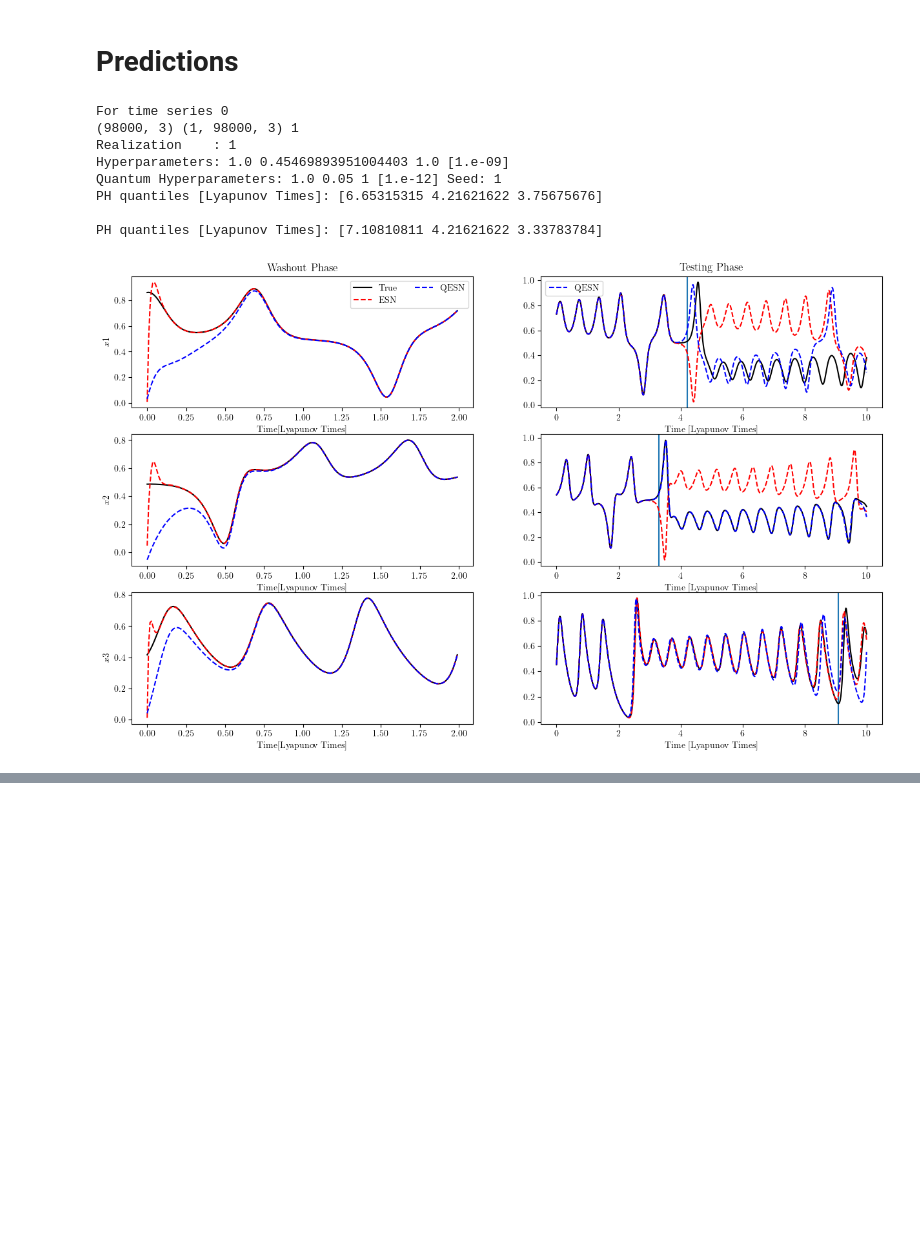
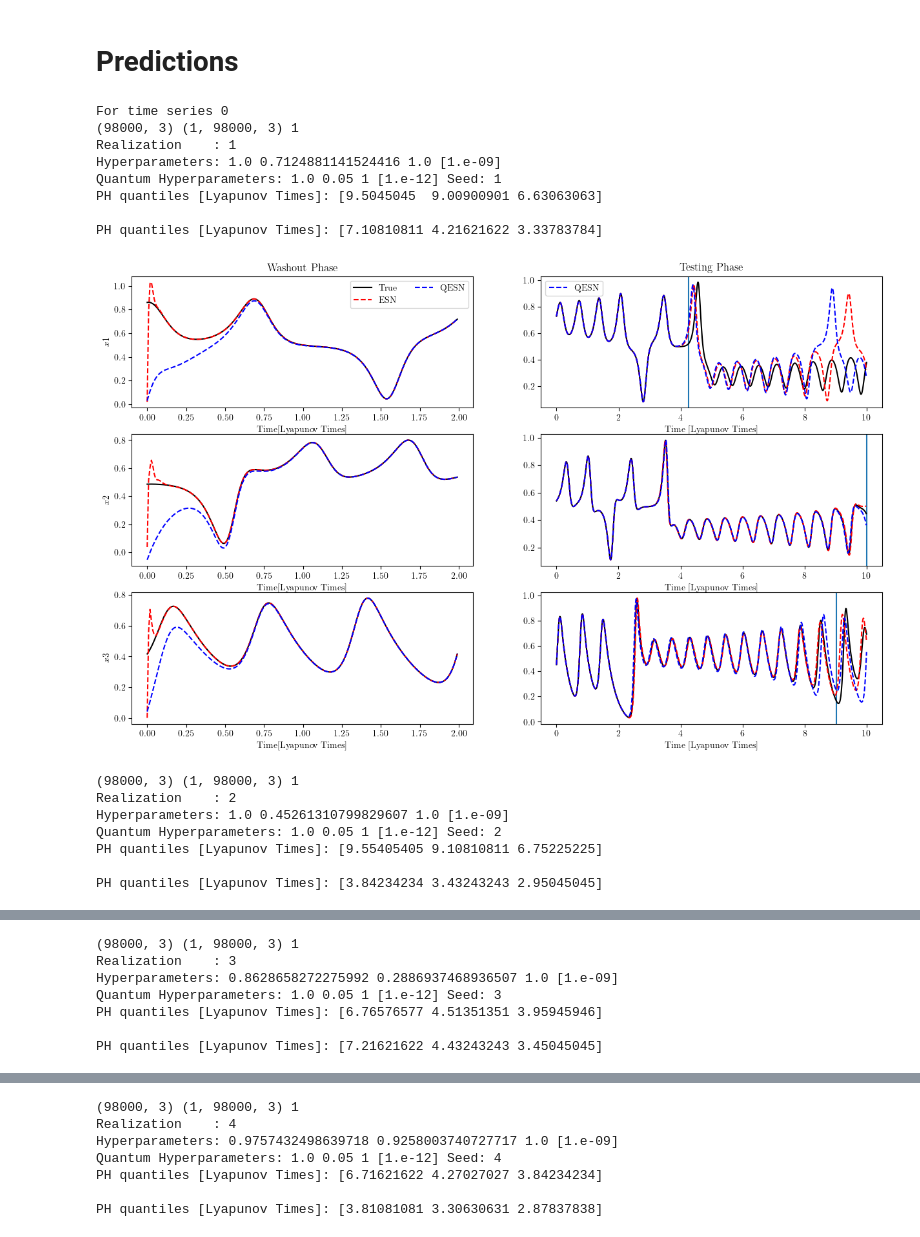
Before and after one commit to MagriLab/RF_QRC, a Jupyter notebook: src/Notebook.ipynb, the cells around one changed output, grey strips where cells are left out. Saved outputs shown, nothing was run; the diff lists cells and outputs as text; code cells hidden in the pictures; blank space fills up the shorter version.

Commit message:
lorenz-63 results of crc and rf-qrc

```diff
--- a/src/Notebook.ipynb
+++ b/src/Notebook.ipynb
@@ -324,39 +344,0 @@ if run_hyperparam:
-# %%
-#hf       = h5py.File('./data/VPT_L96/minimum='+str(dt)+'-Nres'+str(N_units)+'-Ensemble'+str(ensemble)+'-dim'+str(dim)) # L96 without noise , its the file for paper
-# hf       = h5py.File('./data/VPT_L96/minimum='+str(dt)+'-Nres'+str(N_units)+'-Ensemble'+str(ensemble)+'-dim'+str(dim)+'-noise') # L96 with noise , paper results
-#hf       = h5py.File('./data/VPT_L96/minimum='+str(dt)+'-Nres'+str(N_units)+'-Ensemble'+str(ensemble)+'-dim'+str(dim)+'-noise'+str(noise)+'new')
-
-# hf       = h5py.File('./data/VPT_L63/minimum='+str(dt)+'-Nres'+str(N_units)+'-Ensemble'+str(ensemble)+'-noise')
-# hf       = h5py.File('./data/VPT_L63/minimum='+str(dt)+'-Nres'+str(N_units)+'-Ensemble'+str(ensemble)+'-noise'+str(noise))
-hf       = h5py.File('./data/VPT_L63/minimum='+str(dt)+'-Nres'+str(N_units)+'-Ensemble'+str(ensemble))
-minimum       = np.array(hf.get('minimum'))
-hf.close()
-
-#hf       = h5py.File('./data/MFE/minimum='+str(dt)+'-Nres'+str(N_units)+'-Ensemble'+str(ensemble)+'-dim'+str(dim)+'-noise') # With Noise
-# hf       = h5py.File('./data/MFE/minimum='+str(dt)+'-Nres'+str(N_units)+'-Ensemble'+str(ensemble)+'-dim'+str(dim)) # Without noise
-# minimum       = np.array(hf.get('minimum'))
-# hf.close()
-
-
-for i in range(ensemble):
-    print('Realization    :',i+1)
-
-    esn.rho      = 10**minimum[i,0]
-    esn.epsilon  = minimum[i,1]
-    esn.sigma_in = minimum[i,2]
-    seed= i+1
-    rnd = np.random.RandomState(seed)
-
-
-    Win =  esn.gen_input_matrix(seed)
-    W =  esn.gen_reservoir_matrix(seed)
-
-    Xa, Wout_p, LHS, RHS =  esn.train(U_washout, U_tv, Y_tv,Win,W)
-
-    Woutt[i] = Wout_p
-
-    Winn    += [Win]
-    Ws      += [W]
-    Xa_cc   += [Xa]
-    LHS_cc  += [LHS]
-    RHS_cc  += [RHS]
@@ -386,7 +392,7 @@ rho_q         = 1.0 # [Spectral Radius]
 epsilon_q     = 0.05 # Leaking Rate
 
 # Ensembles for QRC
-qu_ensemble   = 1
+qu_ensemble   = 5
 # %% [markdown]
 # Training
 # %%
@@ -526,35 +540,42 @@ for j in range(len(time_series)):
     num_series = time_series[j]
     print('For time series',num_series)
 
     for i in range(qu_ensemble):
         seed  = i+1
         Win   =  esn.gen_input_matrix(seed)
         W     =  esn.gen_reservoir_matrix(seed)
 
         if quantum_plots:
-            U_wash, Uh_wash , Y_t , Yh_t , PH_plot , Uh_wash_q, Yh_t_q , PH_plot_q = lorenz63_timeseries_plot(N_test,N_tstart,N_intt,N_fwd,j,UU,U,U_test,N_washout,N_lyap,ensemble,N_t,minimum,esn,Win,W,QESN,Woutt,Woutt_qq,alpha_qq,plot=True,quantum=True)
+            U_wash, Uh_wash , Y_t , Yh_t , PH_plot , Uh_wash_q, Yh_t_q , PH_plot_q = lorenz63_timeseries_plot(N_test,N_tstart,N_intt,N_fwd,i,UU,U,U_test,N_washout,N_lyap,ensemble,N_t,minimum,esn,Win,W,QESN,Woutt,Woutt_qq,alpha_qq,plot=True,quantum=True)
 
             Y_tp       +=  [Y_t]
             Yh_tp      +=  [Yh_t]
             Yh_t_qp    +=  [Yh_t_q]
             PH_plot_p  += [PH_plot[i]]
             PH_plot_pq += [PH_plot_q[i]]
 
         else:
-            U_wash, Uh_wash , Y_t , Yh_t , PH_plot , Uh_wash_q, Yh_t_q , PH_plot_q = lorenz63_timeseries_plot(N_test,N_tstart,N_intt,N_fwd,j,UU,U,U_test,N_washout,N_lyap,ensemble,N_t,minimum,esn,Win,W,QESN,Woutt,Woutt_qq,alpha_qq,plot=True,quantum=False)
+            U_wash, Uh_wash , Y_t , Yh_t , PH_plot , Uh_wash_q, Yh_t_q , PH_plot_q = lorenz63_timeseries_plot(N_test,N_tstart,N_intt,N_fwd,i,UU,U,U_test,N_washout,N_lyap,ensemble,N_t,minimum,esn,Win,W,QESN,Woutt,Woutt_qq,alpha_qq,plot=True,quantum=False)
             Y_tp      +=  [Y_t]
             Yh_tp     +=  [Yh_t]
             PH_plot_p += [PH_plot[i]]
 
     PH_series   += [PH_plot_p]
     PH_series_q += [PH_plot_pq]
 # %% [output]
 For time series 0
 (98000, 3) (1, 98000, 3) 1
 Realization    : 1
-Hyperparameters: 1.0 0.45469893951004403 1.0 [1.e-09]
+Hyperparameters: 1.0 0.7124881141524416 1.0 [1.e-09]
 Quantum Hyperparameters: 1.0 0.05 1 [1.e-12] Seed: 1
-PH quantiles [Lyapunov Times]: [6.65315315 4.21621622 3.75675676]
+PH quantiles [Lyapunov Times]: [9.5045045  9.00900901 6.63063063]
 
 PH quantiles [Lyapunov Times]: [7.10810811 4.21621622 3.33783784]
-[figure, old version]
+[figure, new version]
+(98000, 3) (1, 98000, 3) 1
+Realization    : 2
+Hyperparameters: 1.0 0.45261310799829607 1.0 [1.e-09]
+Quantum Hyperparameters: 1.0 0.05 1 [1.e-12] Seed: 2
+PH quantiles [Lyapunov Times]: [9.55405405 9.10810811 6.75225225]
+
+PH quantiles [Lyapunov Times]: [3.84234234 3.43243243 2.95045045]
@@ -560,0 +583,7 @@ PH quantiles [Lyapunov Times]: [7.10810811 4.21621622 3.33783784]
+(98000, 3) (1, 98000, 3) 1
+Realization    : 3
+Hyperparameters: 0.8628658272275992 0.2886937468936507 1.0 [1.e-09]
+Quantum Hyperparameters: 1.0 0.05 1 [1.e-12] Seed: 3
+PH quantiles [Lyapunov Times]: [6.76576577 4.51351351 3.95945946]
+
+PH quantiles [Lyapunov Times]: [7.21621622 4.43243243 3.45045045]
@@ -560,0 +591,7 @@ PH quantiles [Lyapunov Times]: [7.10810811 4.21621622 3.33783784]
+(98000, 3) (1, 98000, 3) 1
+Realization    : 4
+Hyperparameters: 0.9757432498639718 0.9258003740727717 1.0 [1.e-09]
+Quantum Hyperparameters: 1.0 0.05 1 [1.e-12] Seed: 4
+PH quantiles [Lyapunov Times]: [6.71621622 4.27027027 3.84234234]
+
+PH quantiles [Lyapunov Times]: [3.81081081 3.30630631 2.87837838]
```
Also changed, not shown: parts of 6 cells of this notebook, 2 other files.
